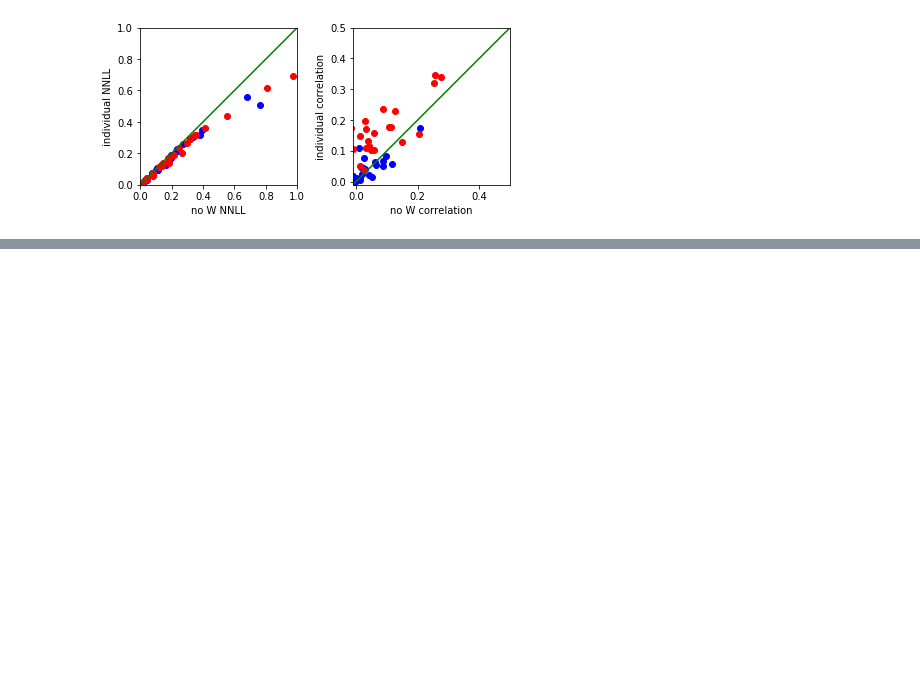
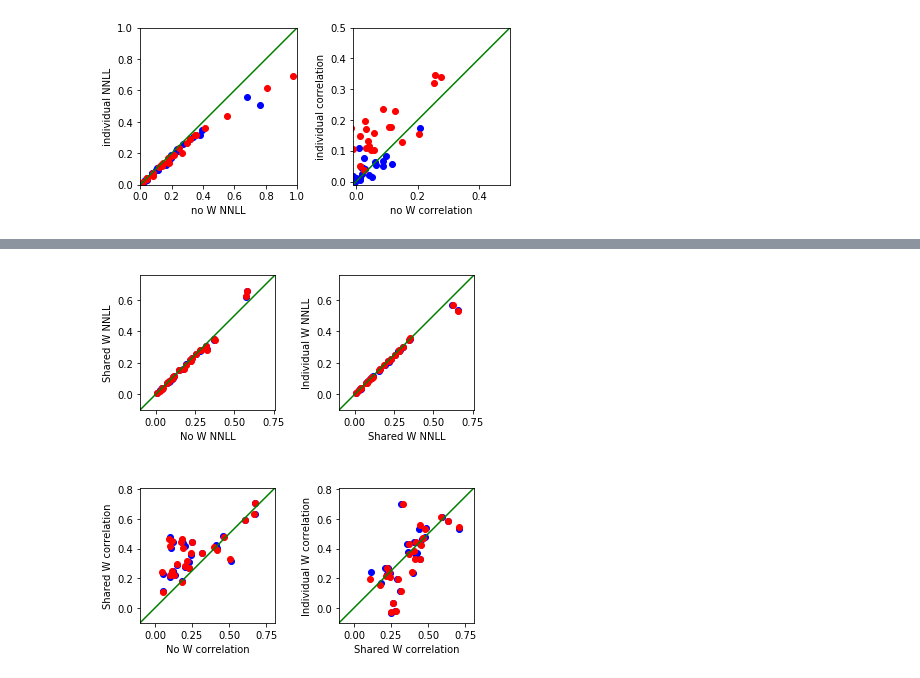
Before and after one commit to zdeblick/fun-con, a Jupyter notebook: Report.ipynb, the cells around one changed output, grey strips where cells are left out. Saved outputs shown, nothing was run; the diff lists cells and outputs as text; code cells hidden in the pictures; blank space fills up the shorter version.

```diff
--- a/Report.ipynb
+++ b/Report.ipynb
@@ -201,0 +286,60 @@ fig.tight_layout()
+# %%
+fig,axes = plt.subplots(ncols=2,nrows=2)
+
+ax = axes[0,0]
+(x1,y1) = (results_noW['train_losses'],results_shared['train_losses'])
+(x2,y2) = (results_noW['val_losses'],results_shared['val_losses'])
+lims = [-0.1,max(np.max(x1),np.max(y1),np.max(x2),np.max(y2))+0.1]
+ax.plot(x1,y1,'bo')
+ax.plot(x2,y2,'ro')
+ax.plot(lims,lims,'g')
+ax.axis('square')
+ax.set_xlim(lims)
+ax.set_ylim(lims)
+ax.set_xlabel('No W NNLL')
+ax.set_ylabel('Shared W NNLL')
+
+ax = axes[1,0]
+(x1,y1) = (results_noW['train_corrs'],results_shared['train_corrs'])
+(x2,y2) = (results_noW['val_corrs'],results_shared['val_corrs'])
+lims = [-0.1,max(np.max(x1),np.max(y1),np.max(x2),np.max(y2))+0.1]
+ax.plot(x1,y1,'bo')
+ax.plot(x2,y2,'ro')
+ax.plot(lims,lims,'g')
+ax.axis('square')
+ax.set_xlim(lims)
+ax.set_ylim(lims)
+ax.set_xlabel('No W correlation')
+ax.set_ylabel('Shared W correlation')
+
+ax = axes[0,1]
+(x1,y1) = (results_shared['train_losses'],results_indiv['train_losses'])
+(x2,y2) = (results_shared['val_losses'],results_indiv['val_losses'])
+lims = [-0.1,max(np.max(x1),np.max(y1),np.max(x2),np.max(y2))+0.1]
+ax.plot(x1,y1,'bo')
+ax.plot(x2,y2,'ro')
+ax.plot(lims,lims,'g')
+ax.axis('square')
+ax.set_xlim(lims)
+ax.set_ylim(lims)
+ax.set_xlabel('Shared W NNLL')
+ax.set_ylabel('Individual W NNLL')
+
+ax = axes[1,1]
+(x1,y1) = (results_shared['train_corrs'],results_indiv['train_corrs'])
+(x2,y2) = (results_shared['val_corrs'],results_indiv['val_corrs'])
+lims = [-0.1,max(np.max(x1),np.max(y1),np.max(x2),np.max(y2))+0.1]
+ax.plot(x1,y1,'bo')
+ax.plot(x2,y2,'ro')
+ax.plot(lims,lims,'g')
+ax.axis('square')
+ax.set_xlim(lims)
+ax.set_ylim(lims)
+ax.set_xlabel('Shared W correlation')
+ax.set_ylabel('Individual W correlation')
+
+
+fig.tight_layout()
+fig.set_size_inches(6,6)
+# %% [output]
+[figure, added]
```
Also changed, not shown: parts of 10 cells of this notebook, 5 other files.
